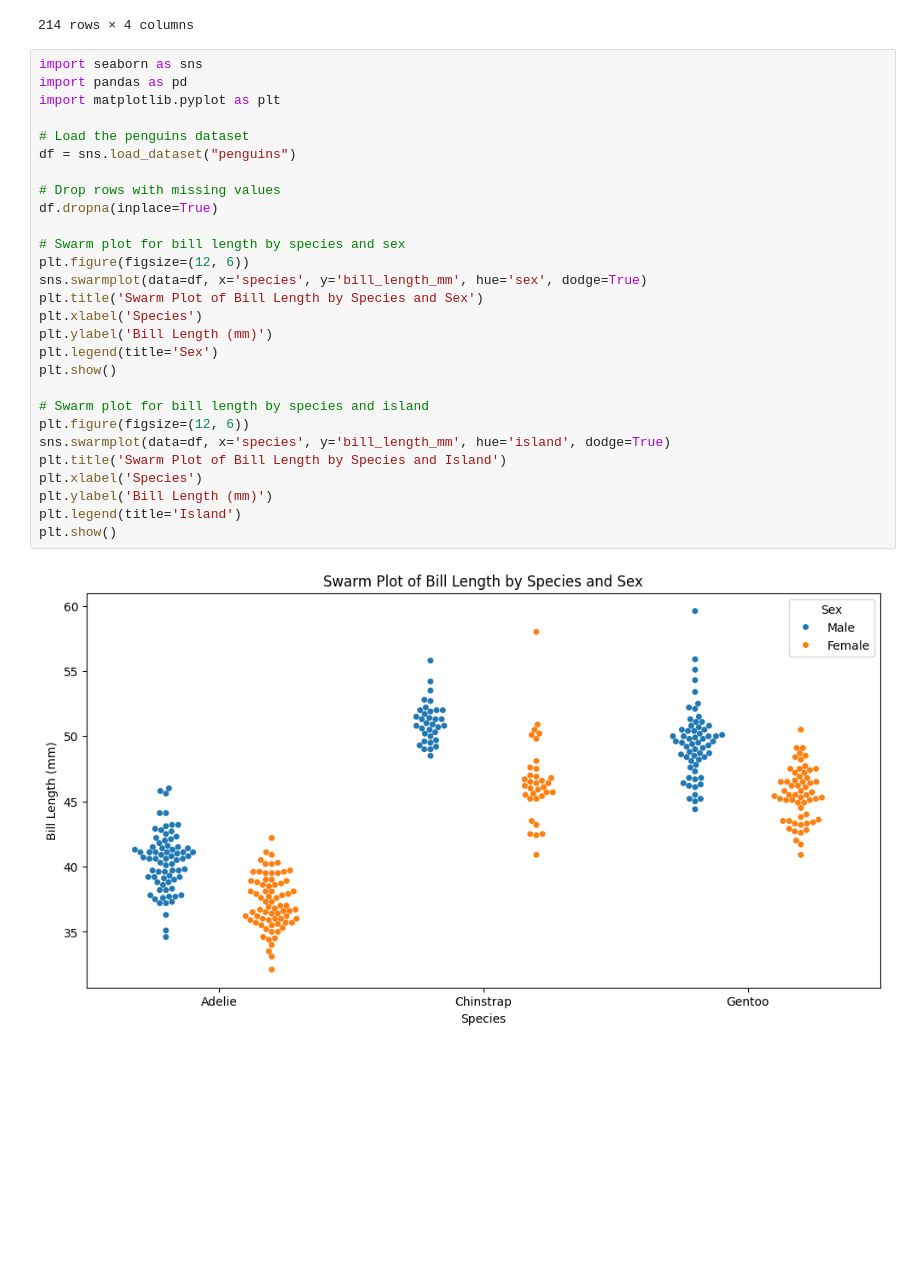
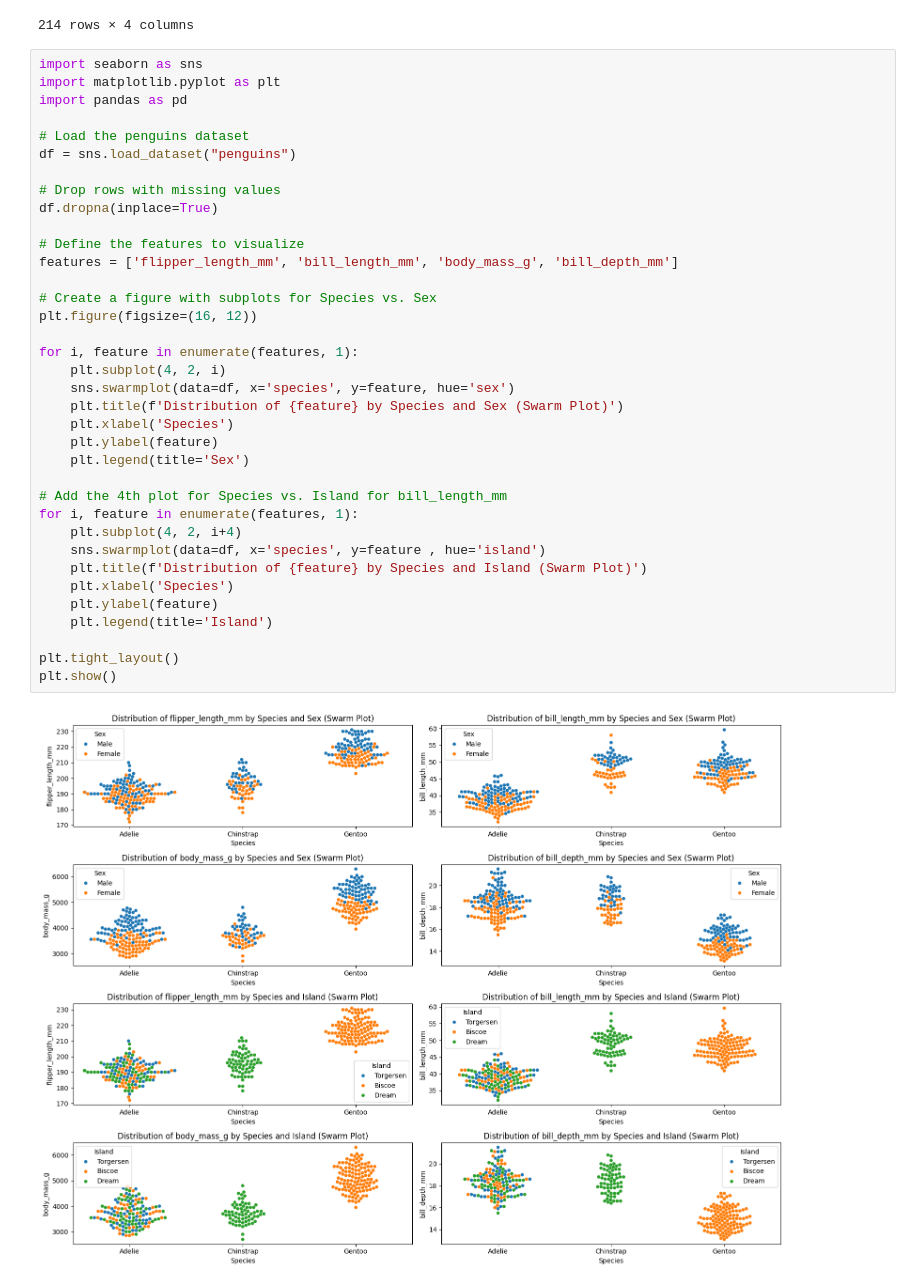
Before and after one commit to uvinduuu/EN3150-PatternRecognition, a Jupyter notebook: Assignment 2/Assognment02.ipynb, the cells around one changed output. Drawn from its saved outputs; the diff is of its cells as text; blank space fills up the shorter version.

```diff
--- a/Assignment 2/Assognment02.ipynb
+++ b/Assignment 2/Assognment02.ipynb
@@ -83,31 +81,39 @@ X
 214 rows × 4 columns
 # %%
 import seaborn as sns
+import matplotlib.pyplot as plt
 import pandas as pd
-import matplotlib.pyplot as plt
 
 # Load the penguins dataset
 df = sns.load_dataset("penguins")
 
 # Drop rows with missing values
 df.dropna(inplace=True)
 
-# Swarm plot for bill length by species and sex
-plt.figure(figsize=(12, 6))
-sns.swarmplot(data=df, x='species', y='bill_length_mm', hue='sex', dodge=True)
-plt.title('Swarm Plot of Bill Length by Species and Sex')
-plt.xlabel('Species')
-plt.ylabel('Bill Length (mm)')
-plt.legend(title='Sex')
+# Define the features to visualize
+features = ['flipper_length_mm', 'bill_length_mm', 'body_mass_g', 'bill_depth_mm']
+
+# Create a figure with subplots for Species vs. Sex
+plt.figure(figsize=(16, 12))
+
+for i, feature in enumerate(features, 1):
+    plt.subplot(4, 2, i)
+    sns.swarmplot(data=df, x='species', y=feature, hue='sex')
+    plt.title(f'Distribution of {feature} by Species and Sex (Swarm Plot)')
+    plt.xlabel('Species')
+    plt.ylabel(feature)
+    plt.legend(title='Sex')
+
+# Add the 4th plot for Species vs. Island for bill_length_mm
+for i, feature in enumerate(features, 1):
+    plt.subplot(4, 2, i+4)
+    sns.swarmplot(data=df, x='species', y=feature , hue='island')
+    plt.title(f'Distribution of {feature} by Species and Island (Swarm Plot)')
+    plt.xlabel('Species')
+    plt.ylabel(feature)
+    plt.legend(title='Island')
+
+plt.tight_layout()
 plt.show()
-
-# Swarm plot for bill length by species and island
-plt.figure(figsize=(12, 6))
-sns.swarmplot(data=df, x='species', y='bill_length_mm', hue='island', dodge=True)
-plt.title('Swarm Plot of Bill Length by Species and Island')
-plt.xlabel('Species')
-plt.ylabel('Bill Length (mm)')
-plt.legend(title='Island')
-plt.show()
 # %% [output]
-[figure, old version]
+[figure, new version]
```
Also changed, not shown: parts of 4 cells of this notebook.
